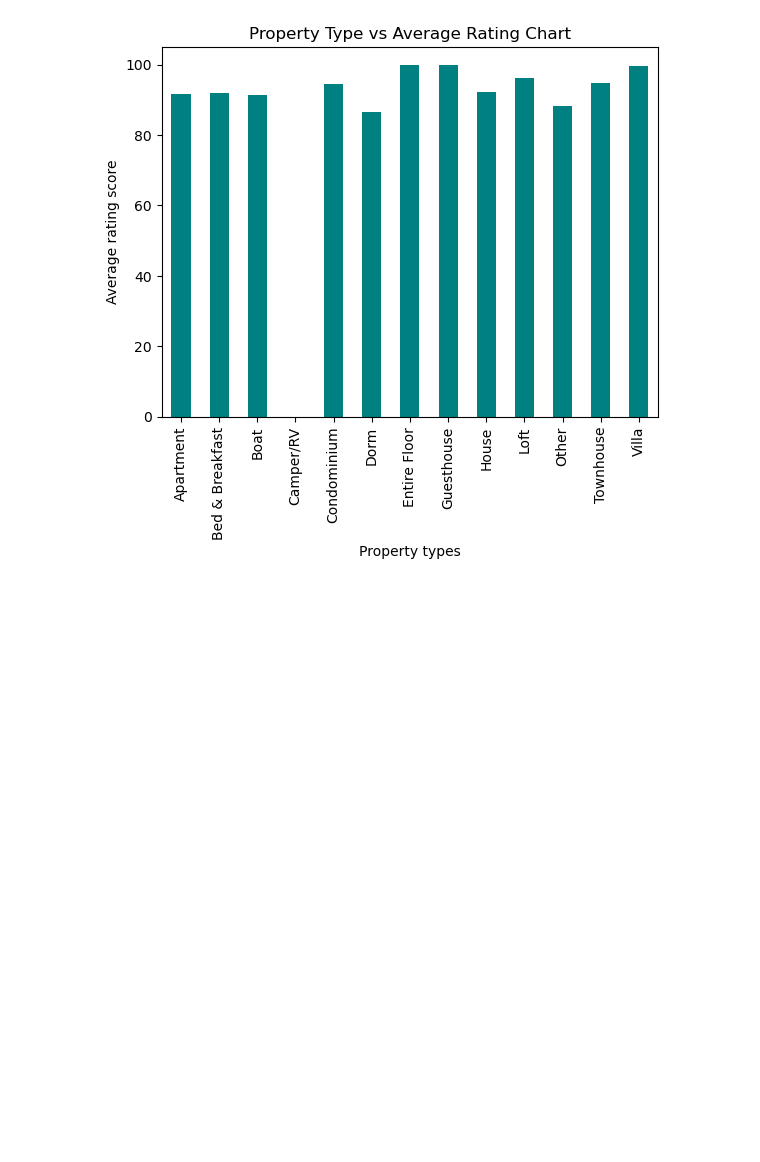
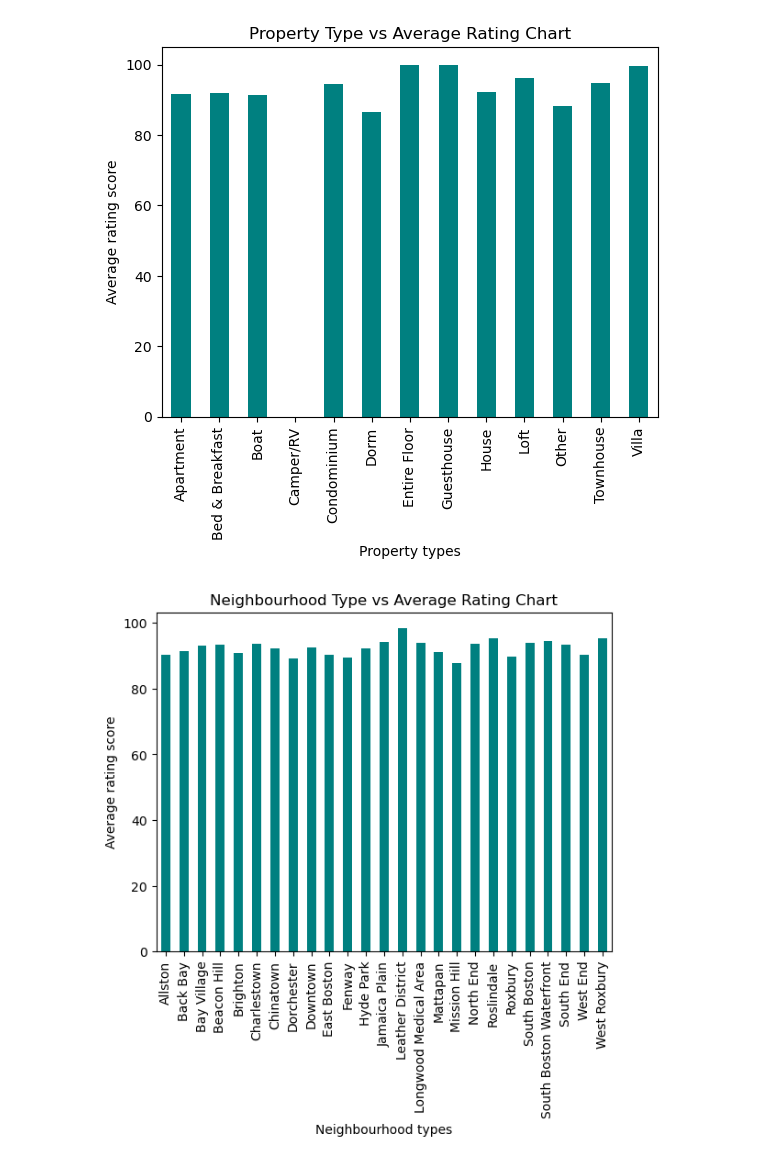
Before and after one commit to Tianyu-Fang/Data-Mining-on-Airbnb-Listings, a Jupyter notebook: data mining group project.ipynb, the cells around one changed output. Cells and saved outputs as stored; diff of their text form; code cells hidden in the pictures; blank space fills up the shorter version.

```diff
--- a/data mining group project.ipynb
+++ b/data mining group project.ipynb
@@ -441,6 +532,7 @@ Text(0.5, 1.0, 'Reviews based on neighbourhood and price')
 [figure]
 # %%
 ratings_per_property_type = features_df.groupby('property_type').review_scores_rating.mean()
+ratings_per_neighbourhood_type = features_df.groupby('neighbourhood_cleansed').review_scores_rating.mean()
 # %%
 ratings_per_property_type
 # %% [output]
@@ -466,3 +558,10 @@ plt.ylabel('Average rating score')
 plt.title('Property Type vs Average Rating Chart');
 # %% [output]
 [figure]
+# %%
+ratings_per_neighbourhood_type.plot(kind='bar',color='teal');
+plt.xlabel('Neighbourhood types')
+plt.ylabel('Average rating score')
+plt.title('Neighbourhood Type vs Average Rating Chart');
+# %% [output]
+[figure, added]
```
Also changed, not shown: parts of 12 cells of this notebook.
